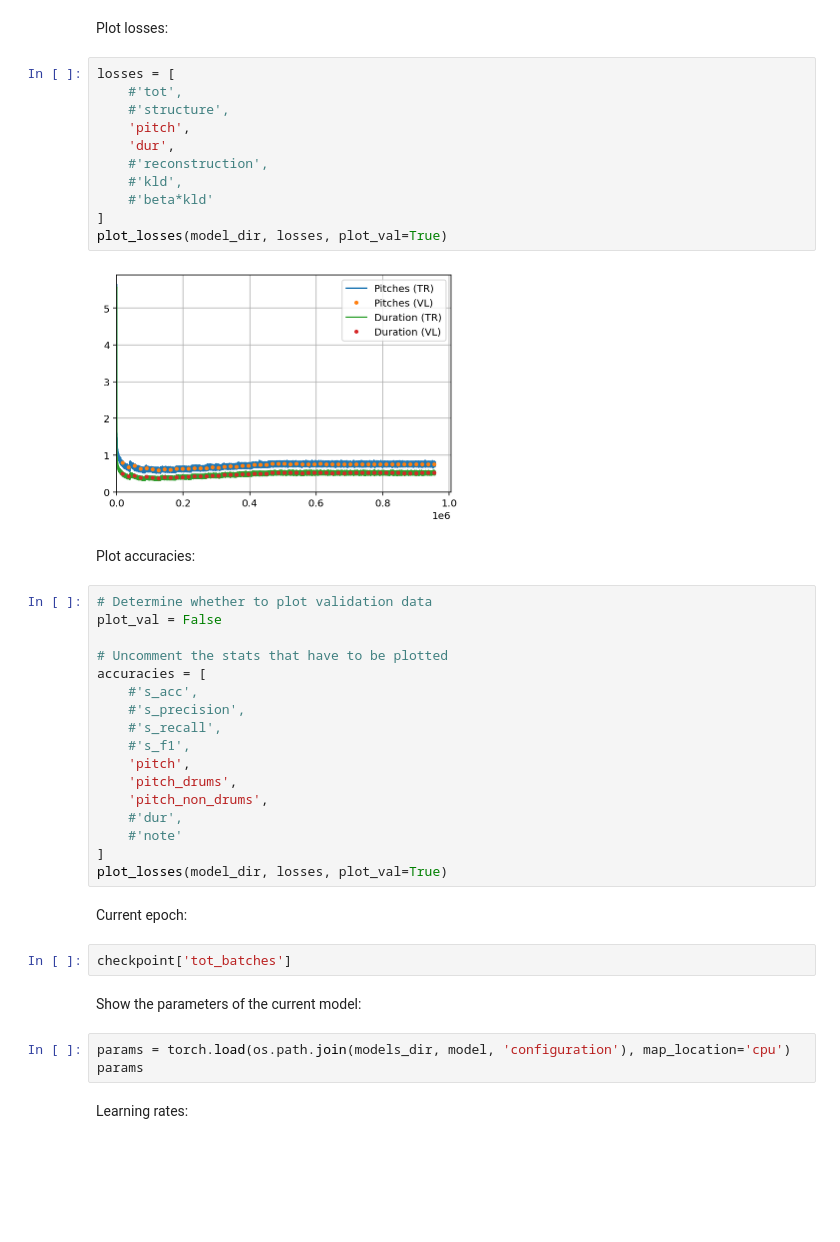
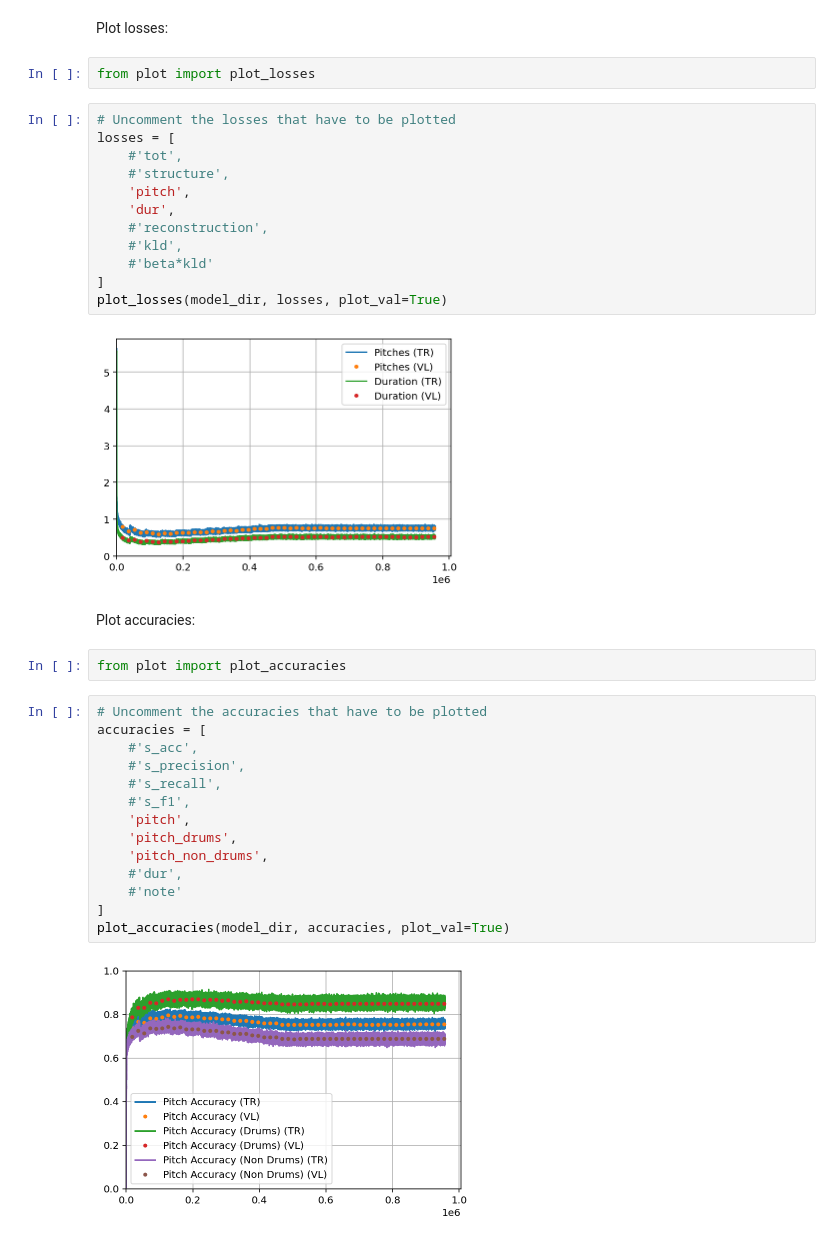
Before and after one commit to EmanueleCosenza/polyphemus, a Jupyter notebook: plot.ipynb, the cells around one changed output. Drawn from its saved outputs; the diff is of its cells as text; blank space fills up the shorter version.

```diff
--- a/plot.ipynb
+++ b/plot.ipynb
@@ -8,7 +2,10 @@ from plot import plot_losses, plot_accuracies
 model_dir = 'models/LMD2fix'
 # %% [markdown]
 Plot losses:
+# %%
+from plot import plot_losses
 # %%
+# Uncomment the losses that have to be plotted
 losses = [
     #'tot',
     #'structure',
@@ -23,31 +20,21 @@ plot_losses(model_dir, losses, plot_val=True)
 [figure]
 # %% [markdown]
 Plot accuracies:
+# %%
+from plot import plot_accuracies
 # %%
-# Determine whether to plot validation data
-plot_val = False
-
-# Uncomment the stats that have to be plotted
+# Uncomment the accuracies that have to be plotted
 accuracies = [
     #'s_acc',
     #'s_precision',
     #'s_recall',
     #'s_f1',
     'pitch',
     'pitch_drums',
     'pitch_non_drums',
     #'dur',
     #'note'
 ]
-plot_losses(model_dir, losses, plot_val=True)
+plot_accuracies(model_dir, accuracies, plot_val=True)
+# %% [output]
+[figure, added]
-# %% [markdown]
-Current epoch:
-# %%
-checkpoint['tot_batches']
-# %% [markdown]
-Show the parameters of the current model:
-# %%
-params = torch.load(os.path.join(models_dir, model, 'configuration'), map_location='cpu')
-params
-# %% [markdown]
-Learning rates:
```
Also changed, not shown: parts of 45 cells of this notebook, 3 other files.
